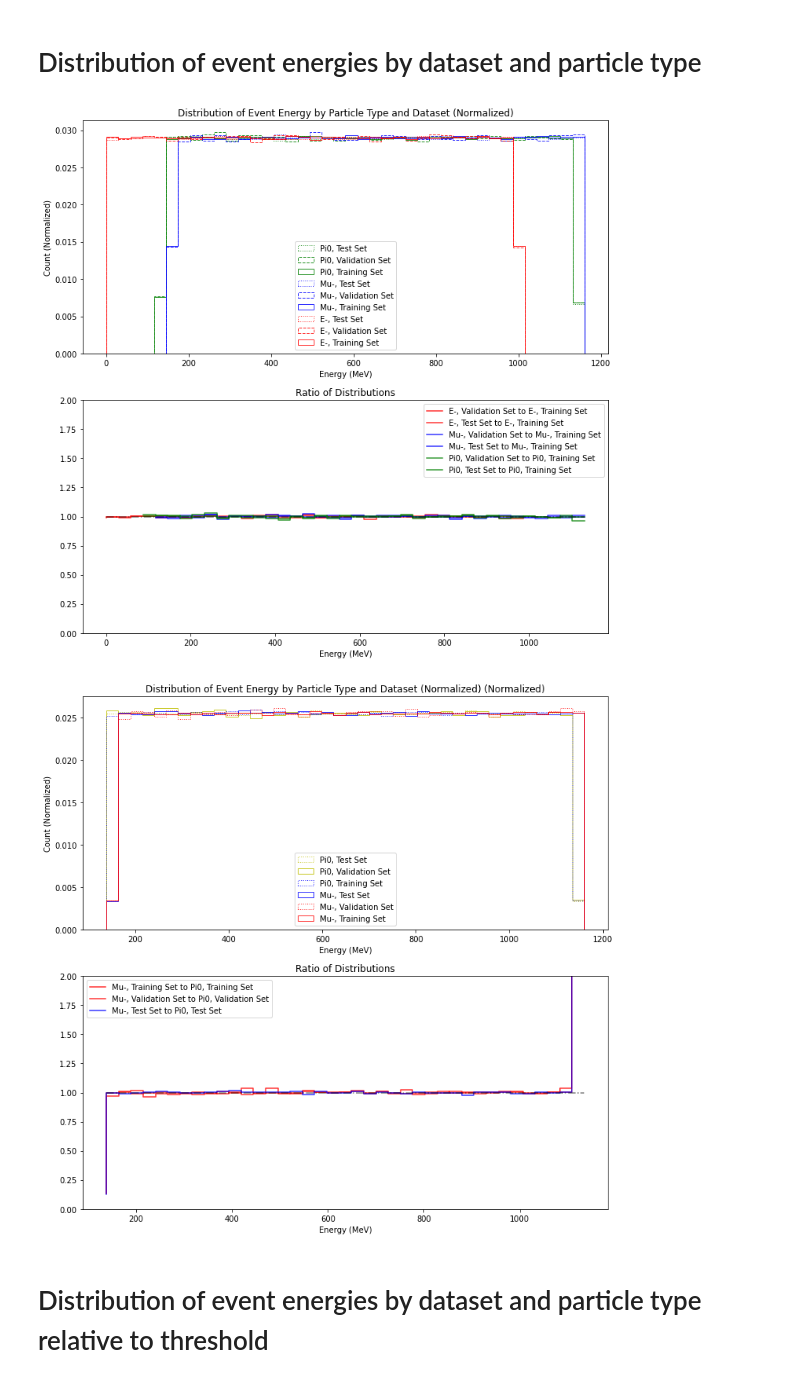
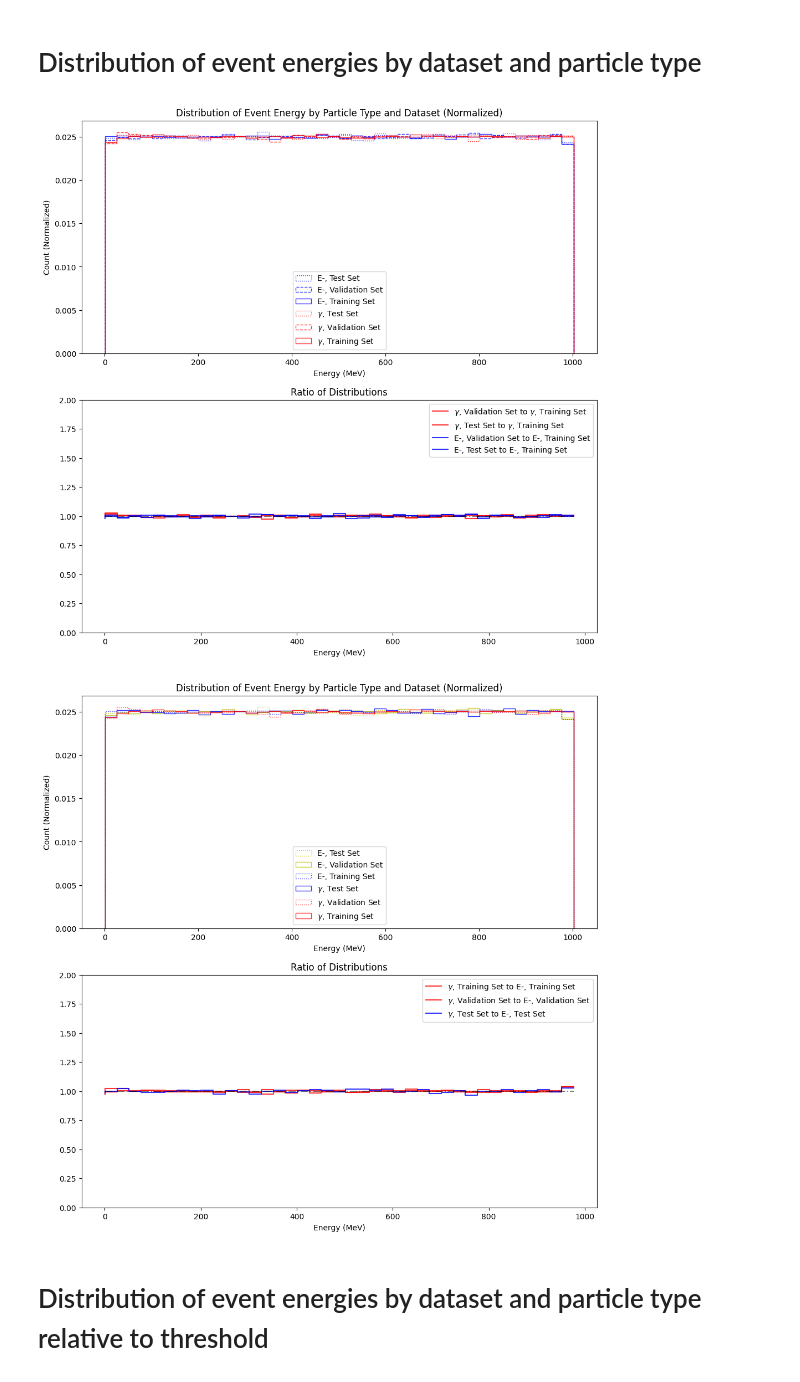
Before and after one commit to Joanna-Gao/WatChMaL_analysis, a Jupyter notebook: tts_EDA/3. New Sample EDA.ipynb, the cells around one changed output. Saved outputs shown, nothing was run; the diff lists cells and outputs as text; code cells hidden in the pictures.

```diff
--- a/tts_EDA/3. New Sample EDA.ipynb
+++ b/tts_EDA/3. New Sample EDA.ipynb
@@ -18,7 +18,9 @@ from exploratory_data_analysis_utils import *
 # Load Data From H5
 # %%
 # Import test events from h5 file
-data_path = "/scratch/jgao/data/HKHybrid/HKHybrid_e-mu-pi0_E0to1000MeV_unif-pos-R3240-y3287cm_4pi-dir_9Mevts.hdf5"
+# data_path = "/project/rpp-blairt2k/machine_learning/data/HKHybrid/numpy/e-mu-pi0.hdf5"
+data_path = "/project/rpp-blairt2k/machine_learning/data/HKHybrid/numpy/" +\
+            "HKHybrid_e-gamma_E0to1000MeV_unif-pos-R3240-y3287cm_4pi-dir_6Mevts_w_mPMT.hdf5"
 data_file = h5py.File(data_path, "r")
 
 print(data_file.keys())
@@ -57,7 +59,7 @@ events_hit_index_3 = data_file['event_hits_index_3']
 # %% [markdown]
 # Load Indices
 # %%
-idxs_path = '/scratch/jgao/data/HKHybrid/HKHybrid_e-mu-pi0_E0to1000MeV_unif-pos-R3240-y3287cm_4pi-dir_9Mevts_idxs.npz'
+idxs_path = '/project/rpp-blairt2k/machine_learning/data/HKHybrid/numpy/e-g_w_mpmts_idxs_722ttv.npz'
 idxs = np.load(idxs_path, allow_pickle=True)
 
 train_idxs = idxs['train_idxs']
@@ -94,59 +99,69 @@ test_pi0_idxs  = test_idxs[np.where(labels[test_idxs]==3)[0]]
 # Distribution of event energies by dataset and particle type
 # %%
 # get energies
+train_g_energies = energies[train_g_idxs]
+val_g_energies   = energies[val_g_idxs]
+test_g_energies  = energies[test_g_idxs]
+
+g_energies = np.concatenate((train_g_energies, val_g_energies, test_g_energies))
+
 train_e_energies = energies[train_e_idxs]
 val_e_energies   = energies[val_e_idxs]
 test_e_energies  = energies[test_e_idxs]
 
 e_energies = np.concatenate((train_e_energies, val_e_energies, test_e_energies))
 
-train_mu_energies = energies[train_mu_idxs]
-val_mu_energies   = energies[val_mu_idxs]
-test_mu_energies  = energies[test_mu_idxs]
+# train_mu_energies = energies[train_mu_idxs]
+# val_mu_energies   = energies[val_mu_idxs]
+# test_mu_energies  = energies[test_mu_idxs]
 
-mu_energies = np.concatenate((train_mu_energies, val_mu_energies, test_mu_energies))
+# mu_energies = np.concatenate((train_mu_energies, val_mu_energies, test_mu_energies))
 
-train_pi0_energies = energies[train_pi0_idxs]
-val_pi0_energies   = energies[val_pi0_idxs]
-test_pi0_energies  = energies[test_pi0_idxs]
+# train_pi0_energies = energies[train_pi0_idxs]
+# val_pi0_energies   = energies[val_pi0_idxs]
+# test_pi0_energies  = energies[test_pi0_idxs]
 
-pi0_energies = np.concatenate((train_pi0_energies, val_pi0_energies, test_pi0_energies))
+# pi0_energies = np.concatenate((train_pi0_energies, val_pi0_energies, test_pi0_energies))
 # %%
-fig = plot_compare_dists([np.squeeze(train_e_energies), np.squeeze(val_e_energies), np.squeeze(test_e_energies),
-                          np.squeeze(train_mu_energies), np.squeeze(val_mu_energies), np.squeeze(test_mu_energies),
-                          np.squeeze(train_pi0_energies), np.squeeze(val_pi0_energies), np.squeeze(test_pi0_energies)],
-                         numerator_dist_idxs   = [1, 2, 4, 5, 7, 8],
-                         denominator_dist_idxs = [0, 0, 3, 3, 6, 6],
+fig = plot_compare_dists([np.squeeze(train_g_energies), np.squeeze(val_g_energies), np.squeeze(test_g_energies),
+                          np.squeeze(train_e_energies), np.squeeze(val_e_energies), np.squeeze(test_e_energies)],
+#                           np.squeeze(train_pi0_energies), np.squeeze(val_pi0_energies), np.squeeze(test_pi0_energies)],
+#                           np.squeeze(train_pi0_energies), np.squeeze(val_pi0_energies), np.squeeze(test_pi0_energies)],
+                         numerator_dist_idxs   = [1, 2, 4, 5],#, 7, 8],
+                         denominator_dist_idxs = [0, 0, 3, 3],#, 6, 6],
                          bins=40,
-                         labels=['E-, Training Set', 'E-, Validation Set', 'E-, Test Set',
-                                 'Mu-, Training Set', 'Mu-, Validation Set', 'Mu-, Test Set',
-                                 'Pi0, Training Set', 'Pi0, Validation Set', 'Pi0, Test Set'],
+                         labels=['$\gamma$, Training Set', '$\gamma$, Validation Set', '$\gamma$, Test Set',
+                                 'E-, Training Set', 'E-, Validation Set', 'E-, Test Set'],
+#                                  'Mu-, Training Set', 'Mu-, Validation Set', 'Mu-, Test Set'],
+#                                  'Pi0, Training Set', 'Pi0, Validation Set', 'Pi0, Test Set'],
                          ratio_range=[0,2],
                          title='Distribution of Event Energy by Particle Type and Dataset',
-                         colors =  ['r','r','r','b','b','b','g','g','g'],
-                         linestyle=['-','--',':','-','--',':','-','--',':'],
+                         colors =  ['r','r','r','b','b','b'],#,'g','g','g'],
+                         linestyle=['-','--',':','-','--',':'],#,'-','--',':'],
                          xlabel='Energy (MeV)',
                          loc='lower center'
                         )
 # %% [output]
-[figure, old version]
+[figure, new version]
 # %%
-fig = plot_compare_dists([np.squeeze(train_mu_energies), np.squeeze(val_mu_energies), np.squeeze(test_mu_energies),
-                          np.squeeze(train_pi0_energies), np.squeeze(val_pi0_energies), np.squeeze(test_pi0_energies)],
+fig = plot_compare_dists([np.squeeze(train_g_energies), np.squeeze(val_g_energies), np.squeeze(test_g_energies),
+                         np.squeeze(train_e_energies), np.squeeze(val_e_energies), np.squeeze(test_e_energies)],
+#                          np.squeeze(train_pi0_energies), np.squeeze(val_pi0_energies), np.squeeze(test_pi0_energies)],
                          numerator_dist_idxs   = [0, 1, 2],
                          denominator_dist_idxs = [3, 4, 5],
                          bins=40,
-                         labels=['Mu-, Training Set', 'Mu-, Validation Set', 'Mu-, Test Set',
-                                 'Pi0, Training Set', 'Pi0, Validation Set', 'Pi0, Test Set'],
+                         labels=['$\gamma$, Training Set', '$\gamma$, Validation Set', '$\gamma$, Test Set',
+                                 'E-, Training Set', 'E-, Validation Set', 'E-, Test Set'],
+#                                  'Pi0, Training Set', 'Pi0, Validation Set', 'Pi0, Test Set'],
                          ratio_range=[0,2],
-                         title='Distribution of Event Energy by Particle Type and Dataset (Normalized)',
+                         title='Distribution of Event Energy by Particle Type and Dataset',
                          colors =  ['r','r','b','b','y','y'],
                          linestyle=['-',':','-',':','-',':'],
                          xlabel='Energy (MeV)',
                          loc='lower center'
                     )
 # %% [output]
-[figure, old version]
+[figure, new version]
 # %% [markdown]
 # Distribution of event energies by dataset and particle type relative to threshold
 # %%
```
Also changed, not shown: parts of 15 cells of this notebook, 2 other files.
